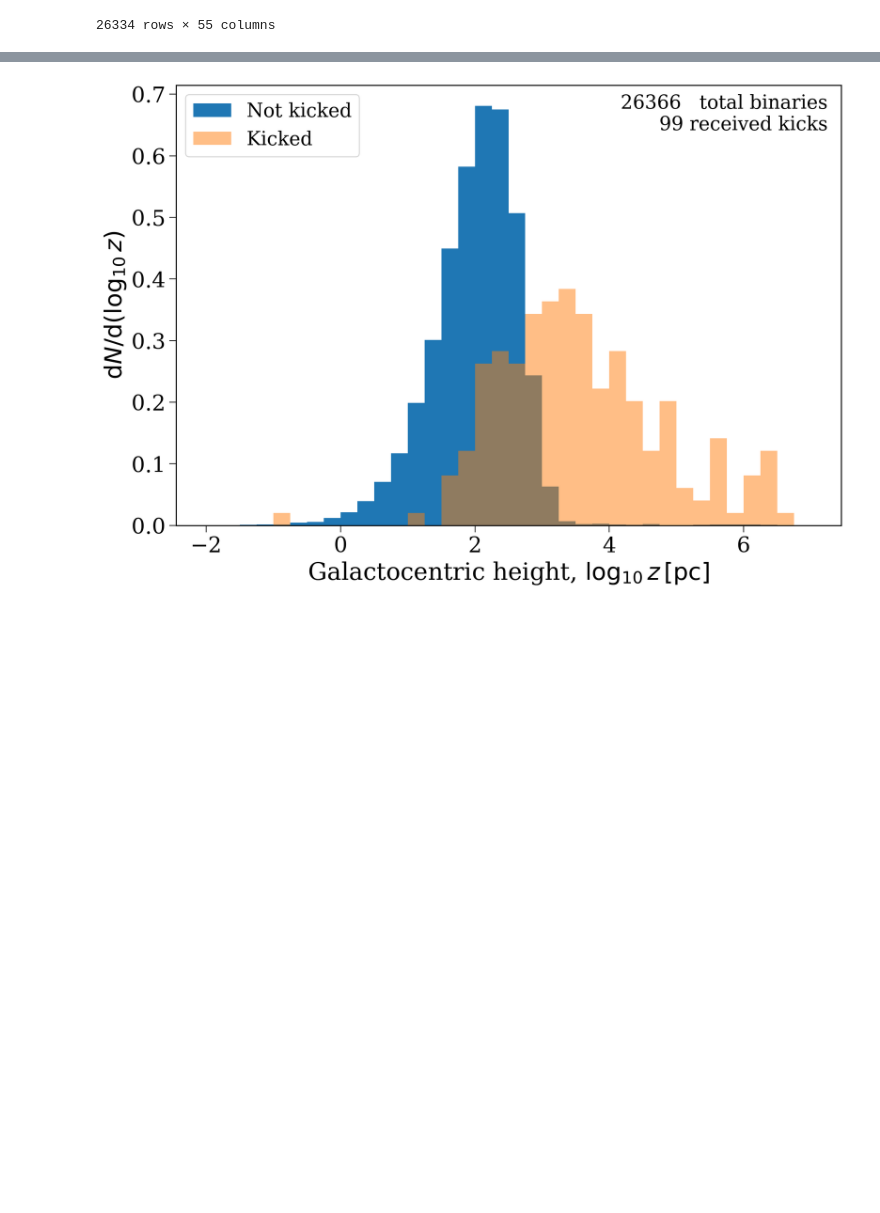
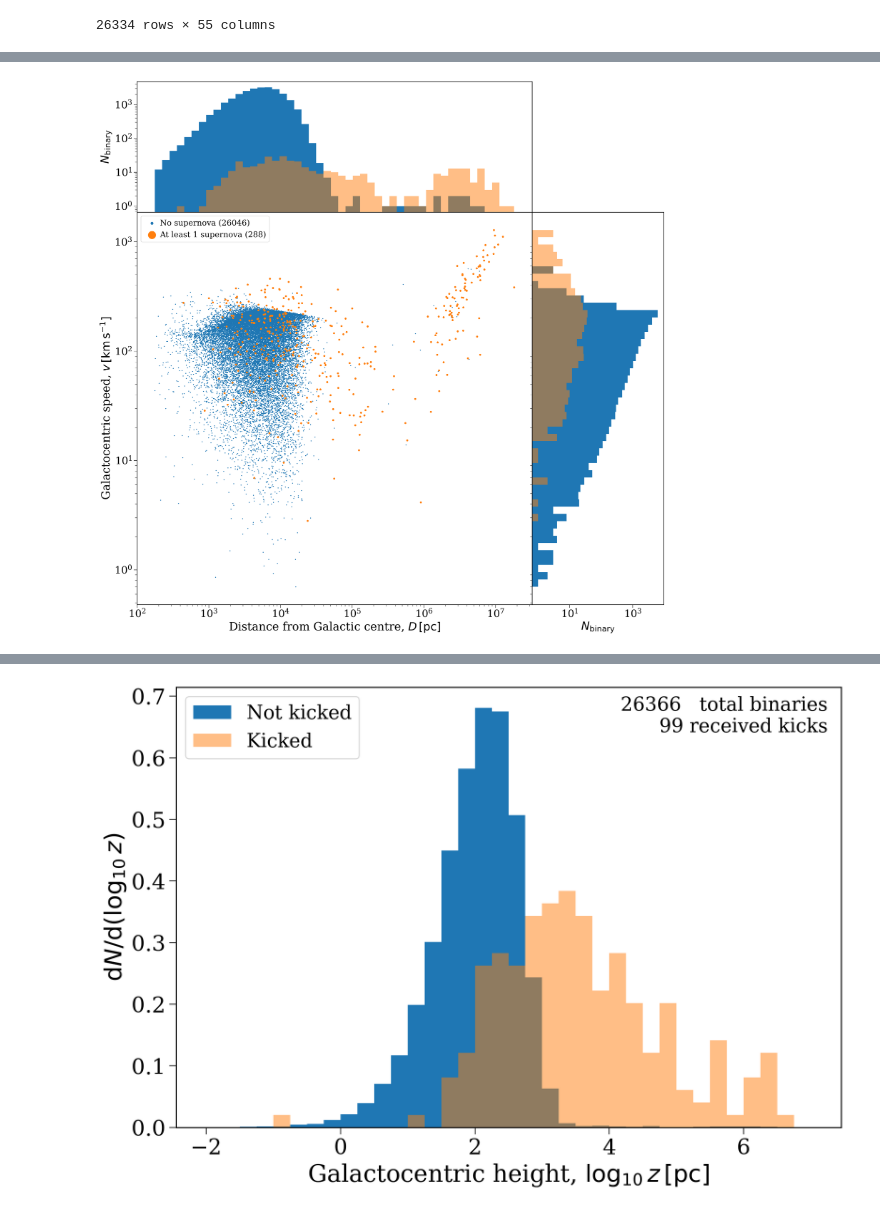
Before and after one commit to TomWagg/cogsworth, a Jupyter notebook: scratch.ipynb, the cells around one changed output, grey strips where cells are left out. Cells and saved outputs as stored; diff of their text form; code cells hidden in the pictures; blank space fills up the shorter version.

```diff
--- a/scratch.ipynb
+++ b/scratch.ipynb
@@ -187,0 +192,4 @@ plt.show()
+# %%
+grid_plot("dist", "speed", r"Distance from Galactic centre, $D\,[\rm pc]$", r"Galactocentric speed, $v\,[\rm km \, s^{-1}]$")
+# %% [output]
+[figure, added]
```
Also changed, not shown: parts of 8 cells of this notebook.
